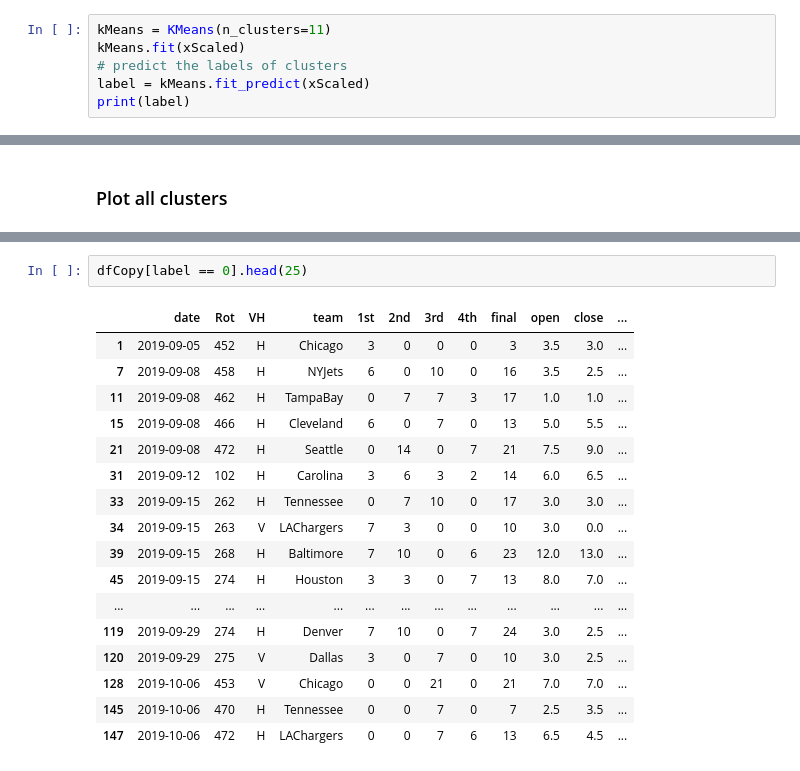
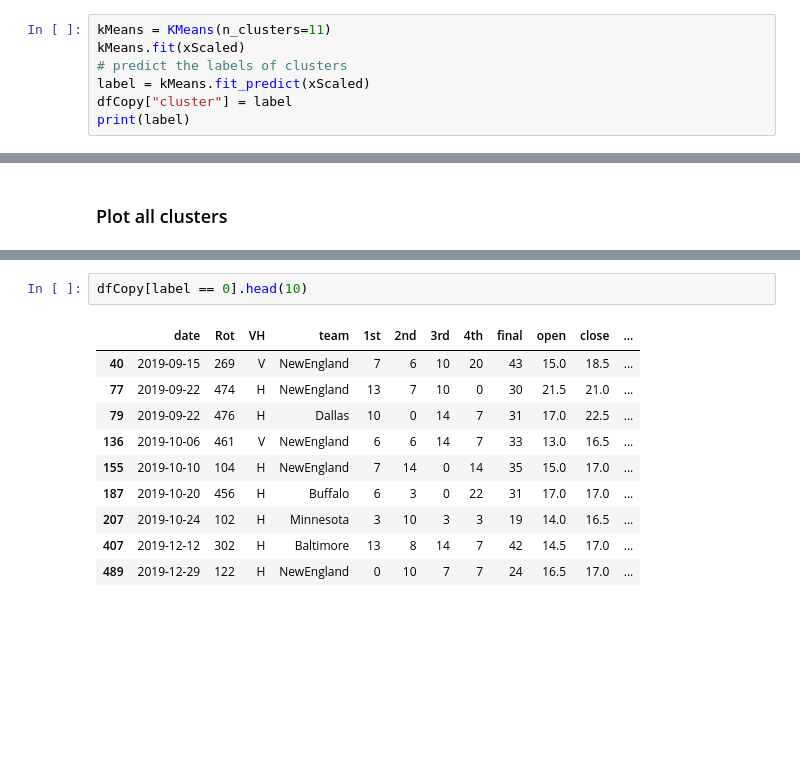
Before and after one commit to tamle7422/data_analysis, a Jupyter notebook: nfl.ipynb, the cells around one changed output, grey strips where cells are left out. Cells and saved outputs as stored; diff of their text form; blank space fills up the shorter version.

Commit message:
Update clustering

```diff
--- a/nfl.ipynb
+++ b/nfl.ipynb
@@ -955,5 +955,6 @@ kMeans = KMeans(n_clusters=11)
 kMeans.fit(xScaled)
 # predict the labels of clusters
 label = kMeans.fit_predict(xScaled)
+dfCopy["cluster"] = label
 print(label)
 # %% [output]
@@ -1090,20 +1085,13 @@ plt.show()
 # %%
-dfCopy[label == 0].head(25)
+dfCopy[label == 0].head(10)
 # %% [output]
 |  | date | Rot | VH | team | 1st | 2nd | 3rd | 4th | final | open | close | ... |
-| 1 | 2019-09-05 | 452 | H | Chicago | 3 | 0 | 0 | 0 | 3 | 3.5 | 3.0 | ... |
-| 7 | 2019-09-08 | 458 | H | NYJets | 6 | 0 | 10 | 0 | 16 | 3.5 | 2.5 | ... |
-| 11 | 2019-09-08 | 462 | H | TampaBay | 0 | 7 | 7 | 3 | 17 | 1.0 | 1.0 | ... |
-| 15 | 2019-09-08 | 466 | H | Cleveland | 6 | 0 | 7 | 0 | 13 | 5.0 | 5.5 | ... |
-| 21 | 2019-09-08 | 472 | H | Seattle | 0 | 14 | 0 | 7 | 21 | 7.5 | 9.0 | ... |
-| 31 | 2019-09-12 | 102 | H | Carolina | 3 | 6 | 3 | 2 | 14 | 6.0 | 6.5 | ... |
-| 33 | 2019-09-15 | 262 | H | Tennessee | 0 | 7 | 10 | 0 | 17 | 3.0 | 3.0 | ... |
-| 34 | 2019-09-15 | 263 | V | LAChargers | 7 | 3 | 0 | 0 | 10 | 3.0 | 0.0 | ... |
-| 39 | 2019-09-15 | 268 | H | Baltimore | 7 | 10 | 0 | 6 | 23 | 12.0 | 13.0 | ... |
-| 45 | 2019-09-15 | 274 | H | Houston | 3 | 3 | 0 | 7 | 13 | 8.0 | 7.0 | ... |
-| ... | ... | ... | ... | ... | ... | ... | ... | ... | ... | ... | ... | ... |
-| 119 | 2019-09-29 | 274 | H | Denver | 7 | 10 | 0 | 7 | 24 | 3.0 | 2.5 | ... |
-| 120 | 2019-09-29 | 275 | V | Dallas | 3 | 0 | 7 | 0 | 10 | 3.0 | 2.5 | ... |
-| 128 | 2019-10-06 | 453 | V | Chicago | 0 | 0 | 21 | 0 | 21 | 7.0 | 7.0 | ... |
-| 145 | 2019-10-06 | 470 | H | Tennessee | 0 | 0 | 7 | 0 | 7 | 2.5 | 3.5 | ... |
-| 147 | 2019-10-06 | 472 | H | LAChargers | 0 | 0 | 7 | 6 | 13 | 6.5 | 4.5 | ... |
+| 40 | 2019-09-15 | 269 | V | NewEngland | 7 | 6 | 10 | 20 | 43 | 15.0 | 18.5 | ... |
+| 77 | 2019-09-22 | 474 | H | NewEngland | 13 | 7 | 10 | 0 | 30 | 21.5 | 21.0 | ... |
+| 79 | 2019-09-22 | 476 | H | Dallas | 10 | 0 | 14 | 7 | 31 | 17.0 | 22.5 | ... |
+| 136 | 2019-10-06 | 461 | V | NewEngland | 6 | 6 | 14 | 7 | 33 | 13.0 | 16.5 | ... |
+| 155 | 2019-10-10 | 104 | H | NewEngland | 7 | 14 | 0 | 14 | 35 | 15.0 | 17.0 | ... |
+| 187 | 2019-10-20 | 456 | H | Buffalo | 6 | 3 | 0 | 22 | 31 | 17.0 | 17.0 | ... |
+| 207 | 2019-10-24 | 102 | H | Minnesota | 3 | 10 | 3 | 3 | 19 | 14.0 | 16.5 | ... |
+| 407 | 2019-12-12 | 302 | H | Baltimore | 13 | 8 | 14 | 7 | 42 | 14.5 | 17.0 | ... |
+| 489 | 2019-12-29 | 122 | H | NewEngland | 0 | 10 | 7 | 7 | 24 | 16.5 | 17.0 | ... |
```
Also changed, not shown: parts of 7 cells of this notebook.
